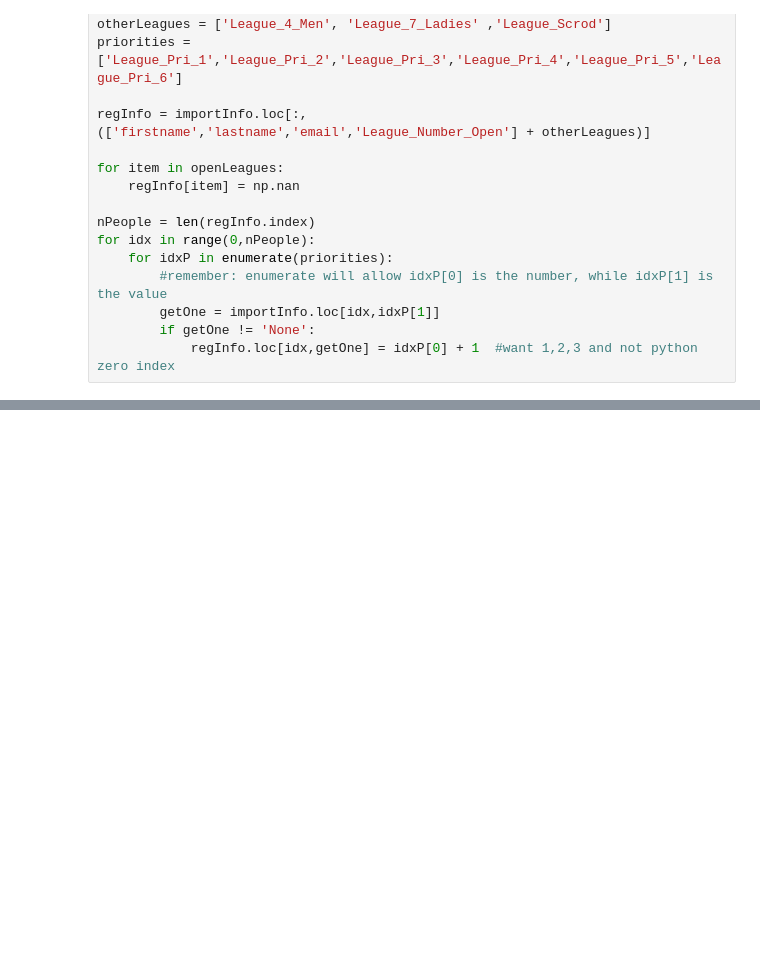
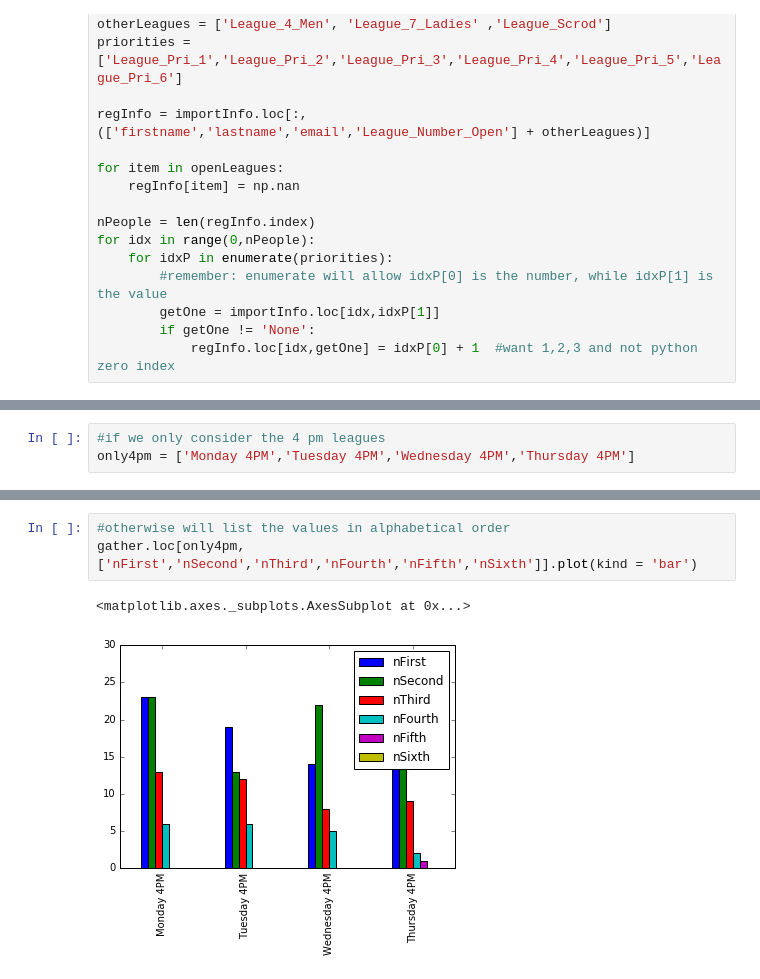
Before and after one commit to longnecker/leagues, a Jupyter notebook: CheckInputFile.ipynb, the cells around one changed output, grey strips where cells are left out. Drawn from its saved outputs; the diff is of its cells as text; blank space fills up the shorter version.

```diff
--- a/CheckInputFile.ipynb
+++ b/CheckInputFile.ipynb
@@ -115,3 +37,6 @@ countSixth
+# %%
+#if we only consider the 4 pm leagues
+only4pm = ['Monday 4PM','Tuesday 4PM','Wednesday 4PM','Thursday 4PM']
 # %%
 len(regInfo)
 # %% [output]
@@ -291,0 +107,6 @@ Name: 0, dtype: object
+# %%
+#otherwise will list the values in alphabetical order
+gather.loc[only4pm,['nFirst','nSecond','nThird','nFourth','nFifth','nSixth']].plot(kind = 'bar')
+# %% [output]
+<matplotlib.axes._subplots.AxesSubplot at 0x...>
+[figure, added]
```
Also changed, not shown: parts of 49 cells of this notebook, 3 other files.
